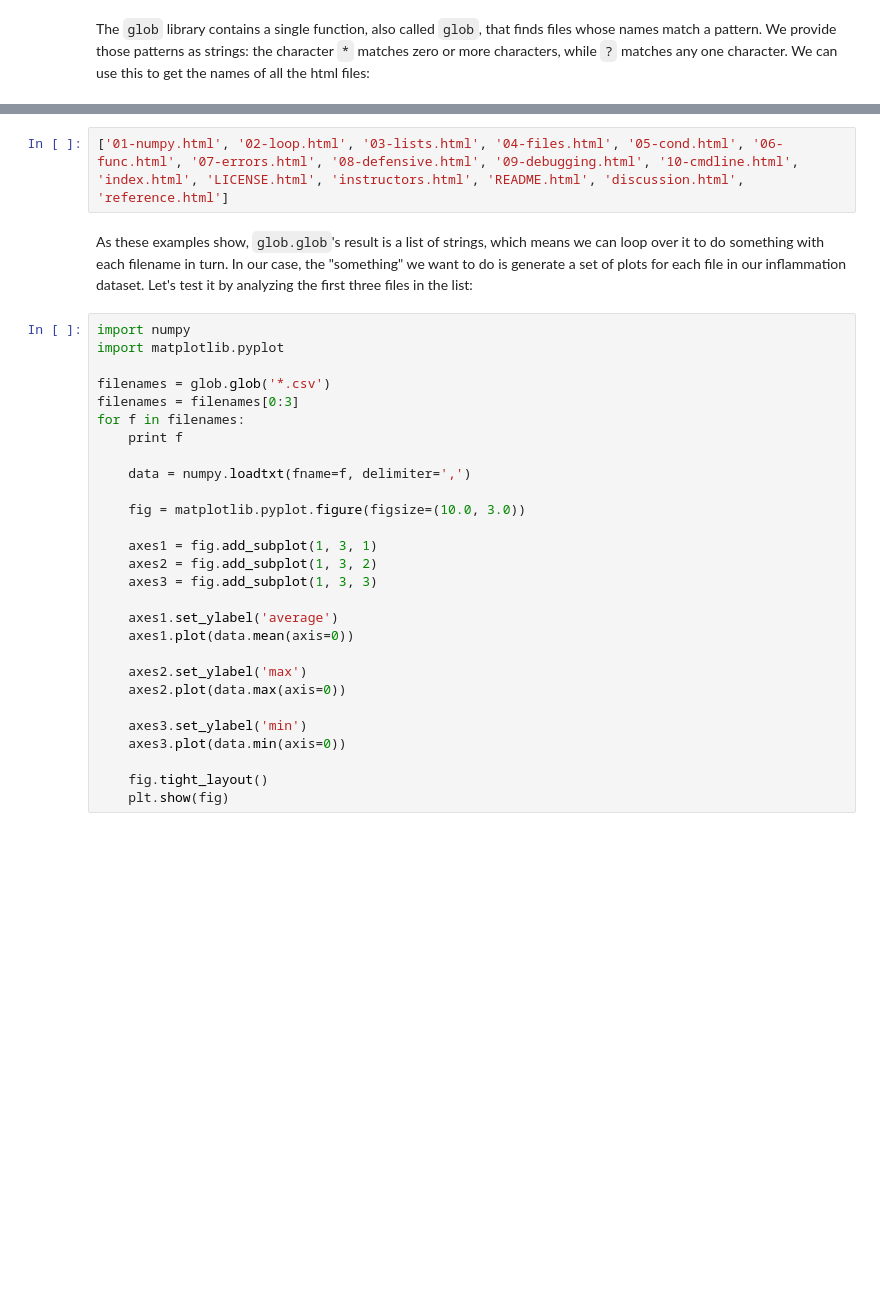
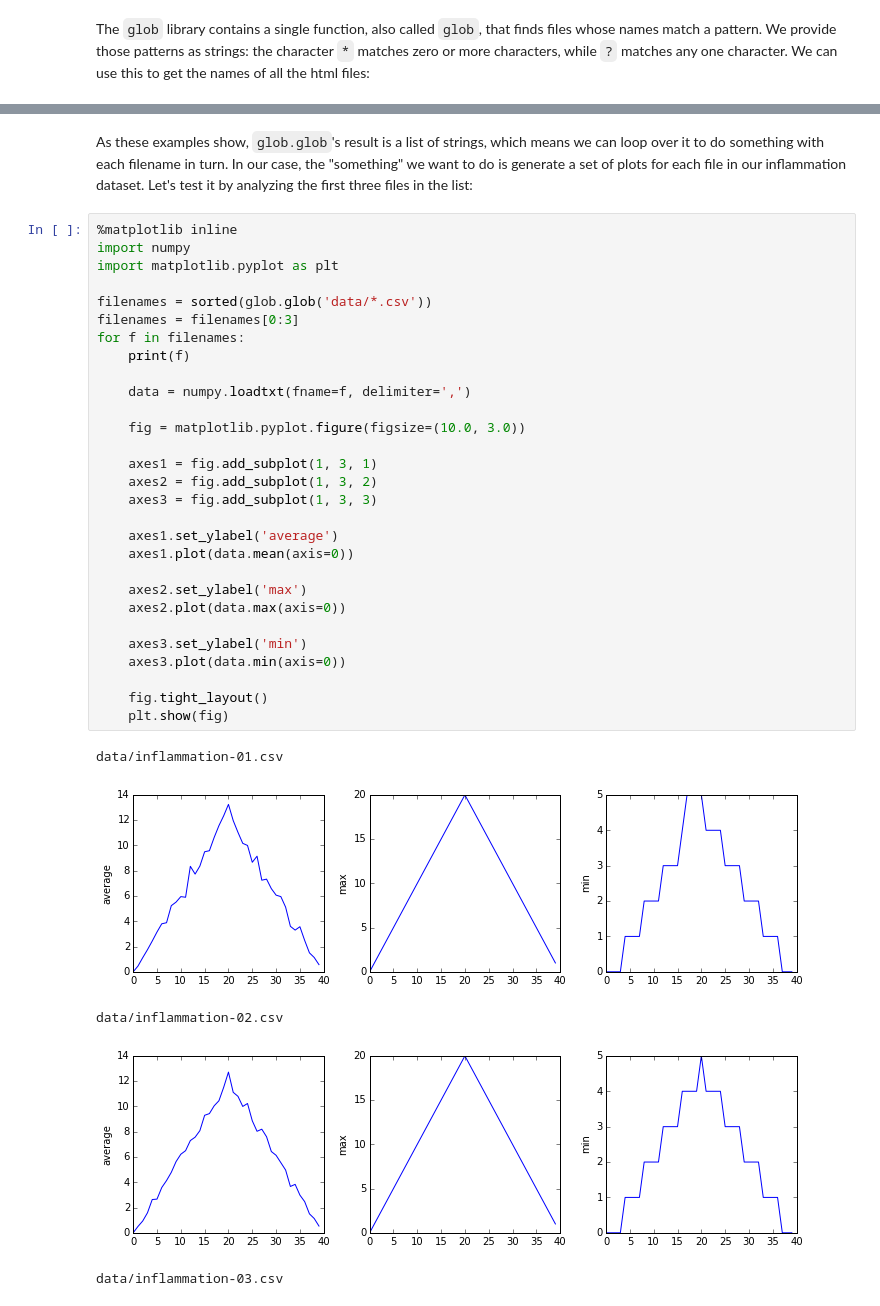
Before and after one commit to jiffyclub/2015-07-06-scipy, a Jupyter notebook: python/04-files.ipynb, the cells around one changed output, grey strips where cells are left out. Drawn from its saved outputs; the diff is of its cells as text; blank space fills up the shorter version.

```diff
--- a/python/04-files.ipynb
+++ b/python/04-files.ipynb
@@ -26,5 +38,3 @@ print glob.glob('*.html')
-# %%
-['01-numpy.html', '02-loop.html', '03-lists.html', '04-files.html', '05-cond.html', '06-func.html', '07-errors.html', '08-defensive.html', '09-debugging.html', '10-cmdline.html', 'index.html', 'LICENSE.html', 'instructors.html', 'README.html', 'discussion.html', 'reference.html']
 # %% [markdown]
 As these examples show,
 `glob.glob`'s result is a list of strings,
@@ -34,30 +44,37 @@ In our case,
 the "something" we want to do is generate a set of plots for each file in our inflammation dataset.
 Let's test it by analyzing the first three files in the list:
 # %%
+%matplotlib inline
 import numpy
-import matplotlib.pyplot
+import matplotlib.pyplot as plt
 
-filenames = glob.glob('*.csv')
+filenames = sorted(glob.glob('data/*.csv'))
 filenames = filenames[0:3]
 for f in filenames:
-    print f
+    print(f)
 
     data = numpy.loadtxt(fname=f, delimiter=',')
 
     fig = matplotlib.pyplot.figure(figsize=(10.0, 3.0))
 
     axes1 = fig.add_subplot(1, 3, 1)
     axes2 = fig.add_subplot(1, 3, 2)
     axes3 = fig.add_subplot(1, 3, 3)
 
     axes1.set_ylabel('average')
     axes1.plot(data.mean(axis=0))
 
     axes2.set_ylabel('max')
     axes2.plot(data.max(axis=0))
 
     axes3.set_ylabel('min')
     axes3.plot(data.min(axis=0))
 
     fig.tight_layout()
     plt.show(fig)
+# %% [output]
+data/inflammation-01.csv
+[figure, added]
+data/inflammation-02.csv
+[figure, added]
+data/inflammation-03.csv
```
Also changed, not shown: parts of 9 cells of this notebook, 22 other files.
